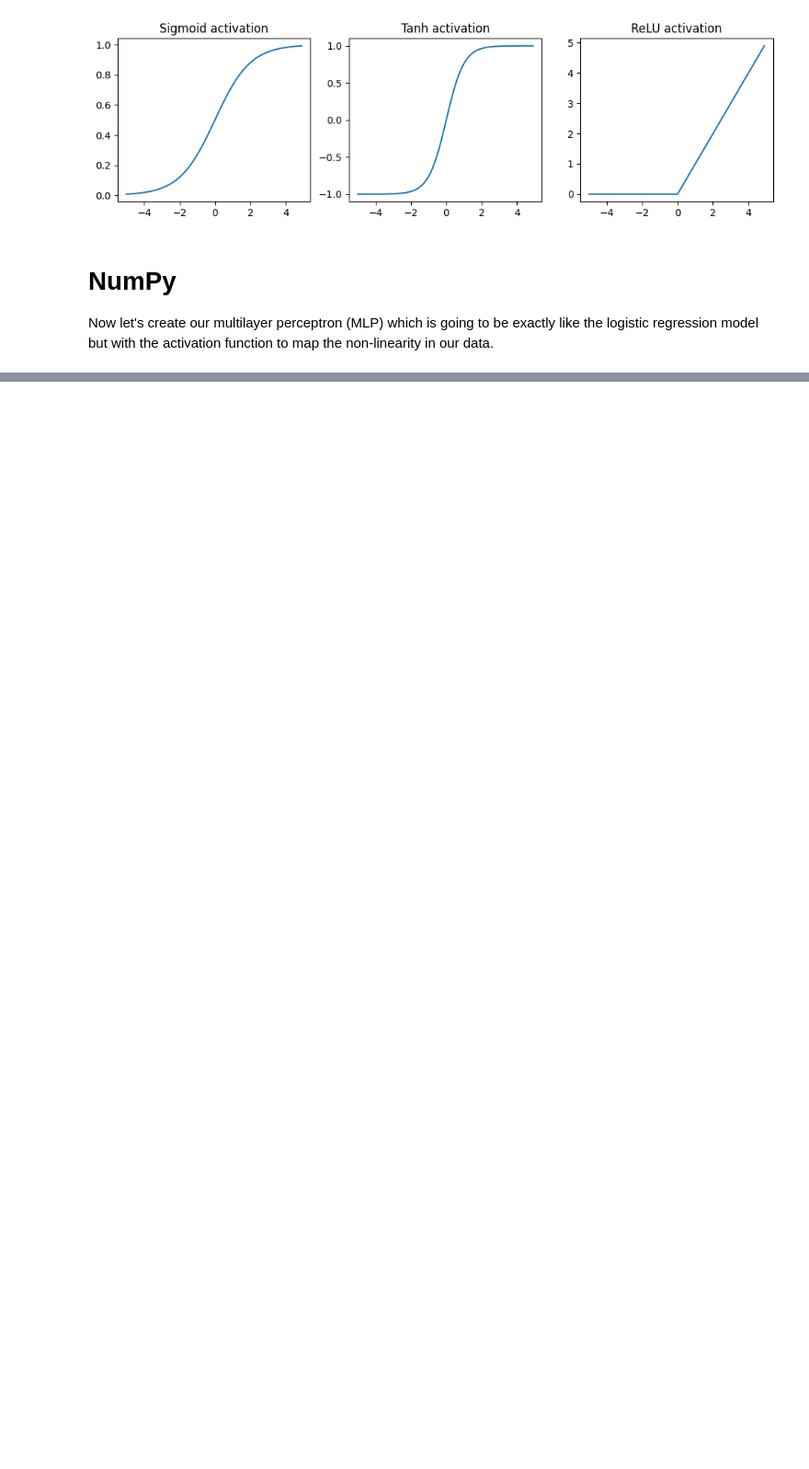
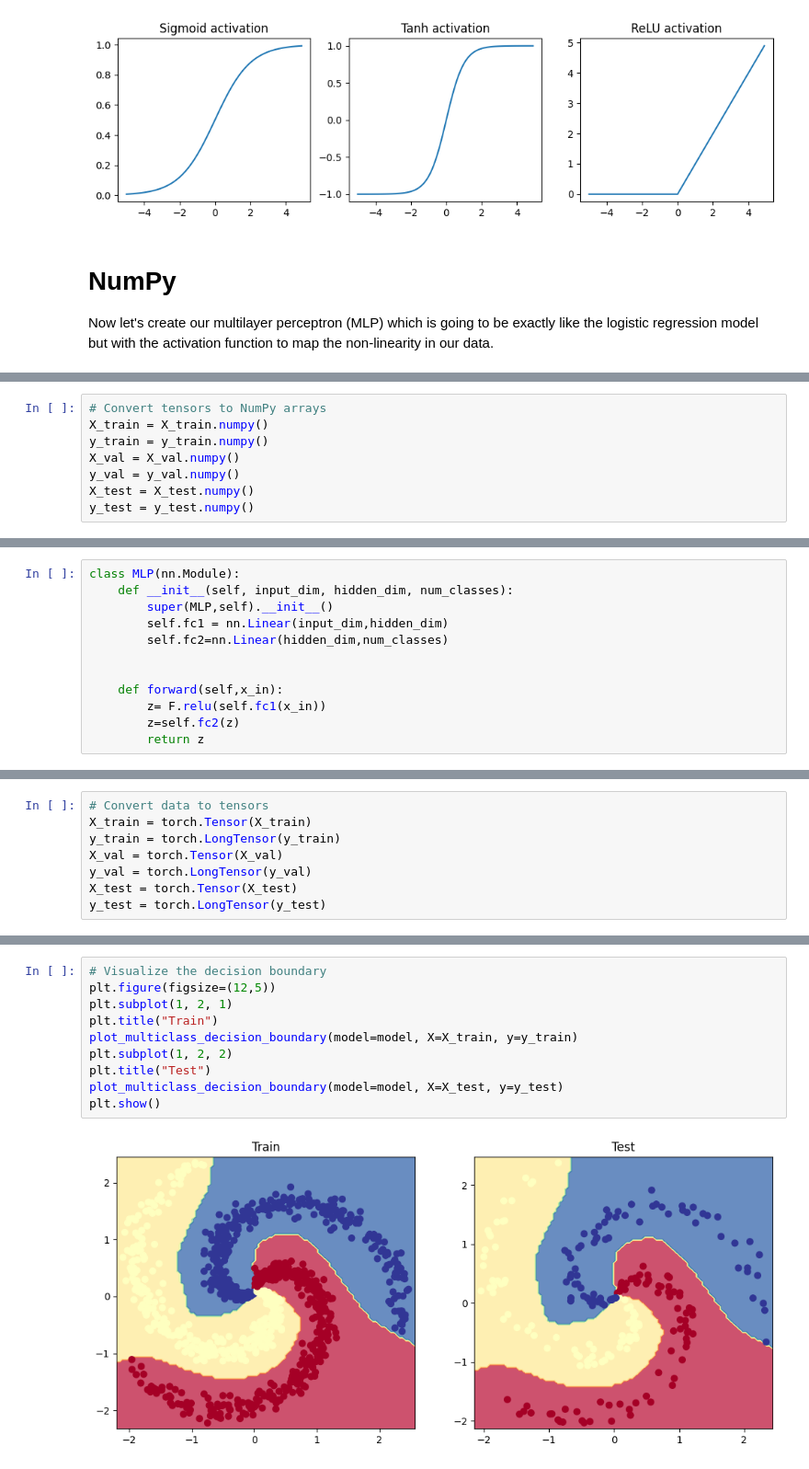
Before and after one commit to nikseddu/MLOPS, a Jupyter notebook: MachineLearning/neural_network.ipynb, the cells around one changed output, grey strips where cells are left out. Shown at 92% size. Drawn from its saved outputs; the diff is of its cells as text; blank space fills up the shorter version.

```diff
--- a/MachineLearning/neural_network.ipynb
+++ b/MachineLearning/neural_network.ipynb
@@ -451,0 +539,8 @@ Now let's create our multilayer perceptron (MLP) which is going to be exactly li
+# %%
+# Convert tensors to NumPy arrays
+X_train = X_train.numpy()
+y_train = y_train.numpy()
+X_val = X_val.numpy()
+y_val = y_val.numpy()
+X_test = X_test.numpy()
+y_test = y_test.numpy()
@@ -451,0 +692,12 @@ Now let's create our multilayer perceptron (MLP) which is going to be exactly li
+# %%
+class MLP(nn.Module):
+    def __init__(self, input_dim, hidden_dim, num_classes):
+        super(MLP,self).__init__()
+        self.fc1 = nn.Linear(input_dim,hidden_dim)
+        self.fc2=nn.Linear(hidden_dim,num_classes)
+
+
+    def forward(self,x_in):
+        z= F.relu(self.fc1(x_in))
+        z=self.fc2(z)
+        return z
@@ -451,0 +727,8 @@ Now let's create our multilayer perceptron (MLP) which is going to be exactly li
+# %%
+# Convert data to tensors
+X_train = torch.Tensor(X_train)
+y_train = torch.LongTensor(y_train)
+X_val = torch.Tensor(X_val)
+y_val = torch.LongTensor(y_val)
+X_test = torch.Tensor(X_test)
+y_test = torch.LongTensor(y_test)
@@ -451,0 +796,12 @@ Now let's create our multilayer perceptron (MLP) which is going to be exactly li
+# %%
+# Visualize the decision boundary
+plt.figure(figsize=(12,5))
+plt.subplot(1, 2, 1)
+plt.title("Train")
+plot_multiclass_decision_boundary(model=model, X=X_train, y=y_train)
+plt.subplot(1, 2, 2)
+plt.title("Test")
+plot_multiclass_decision_boundary(model=model, X=X_test, y=y_test)
+plt.show()
+# %% [output]
+[figure, added]
```
Also changed, not shown: parts of 35 cells of this notebook.
